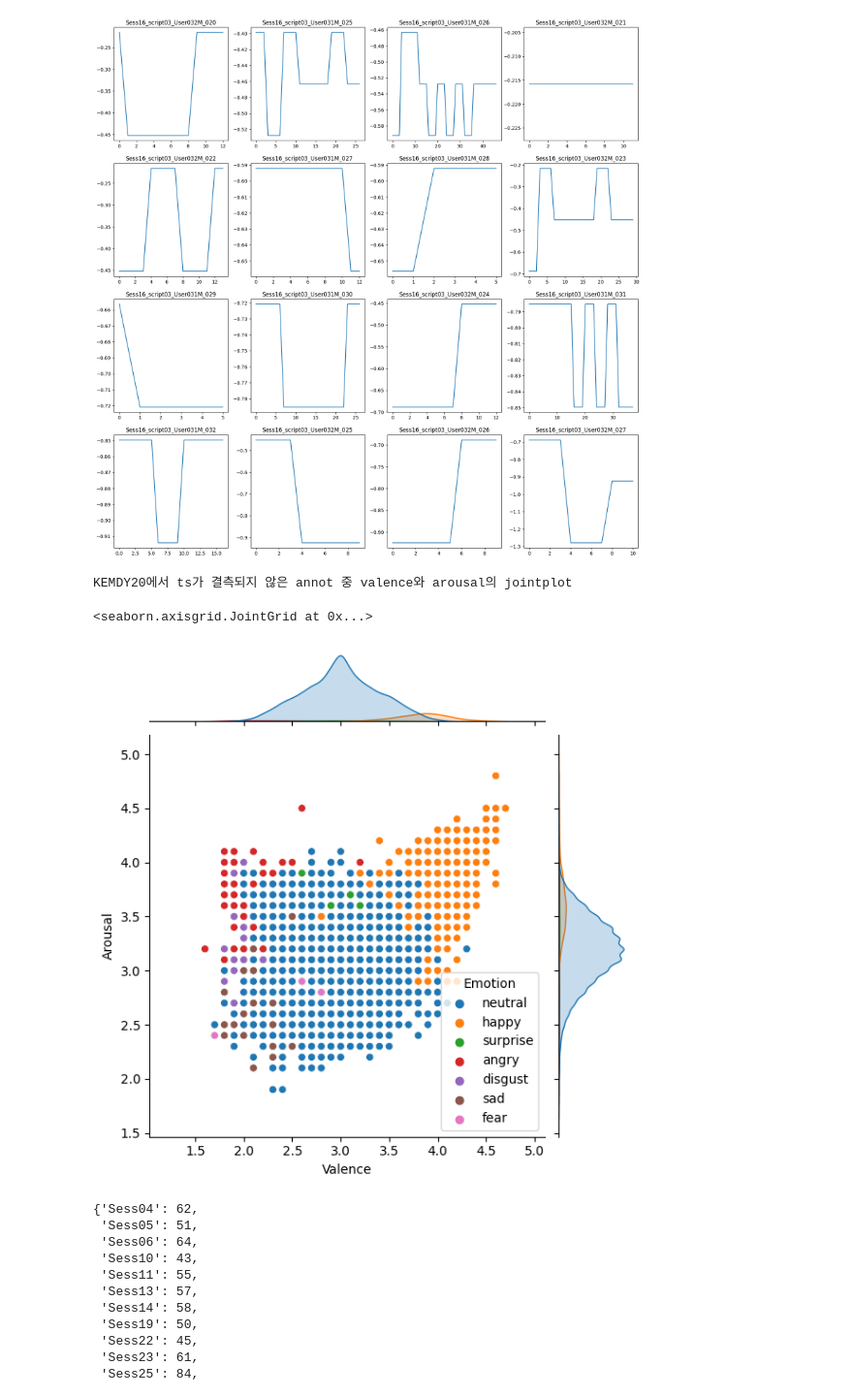
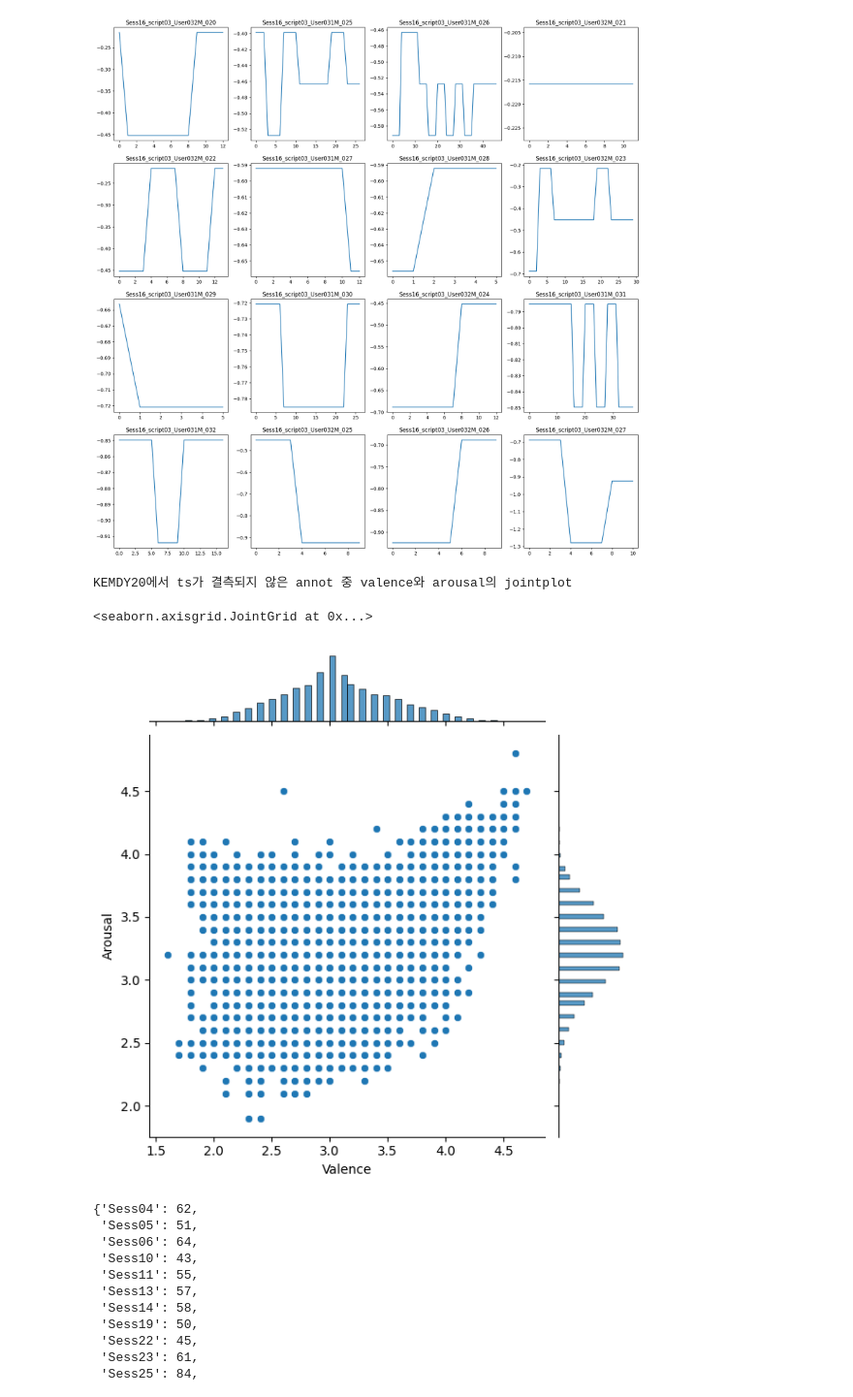
Before and after one commit to ARP-Lab/multi_modal, a Jupyter notebook: experimental/k_ts_preprocessing.ipynb, the cells around one changed output. Shown at 97% size. Drawn from its saved outputs; the diff is of its cells as text; code cells hidden in the pictures.

```diff
--- a/experimental/k_ts_preprocessing.ipynb
+++ b/experimental/k_ts_preprocessing.ipynb
@@ -496,12 +496,12 @@ KEMDY20에서 ts가 결측되지 않은 scaled된 TEMP
 # %%
 print("KEMDY20에서 ts가 결측되지 않은 annot 중 valence와 arousal의 jointplot")
 import seaborn as sns
 
-sns.jointplot(x = 'Valence', y='Arousal', data = annotation_20_nonmissing.iloc[single_target_index], hue='Emotion')
+sns.jointplot(x = 'Valence', y='Arousal', data = annotation_20_nonmissing.iloc[single_target_index])
 # %% [output]
 KEMDY20에서 ts가 결측되지 않은 annot 중 valence와 arousal의 jointplot
 <seaborn.axisgrid.JointGrid at 0x...>
-[figure, old version]
+[figure, new version]
 # %%
 import random
 
```
Also changed, not shown: 2 other files.
